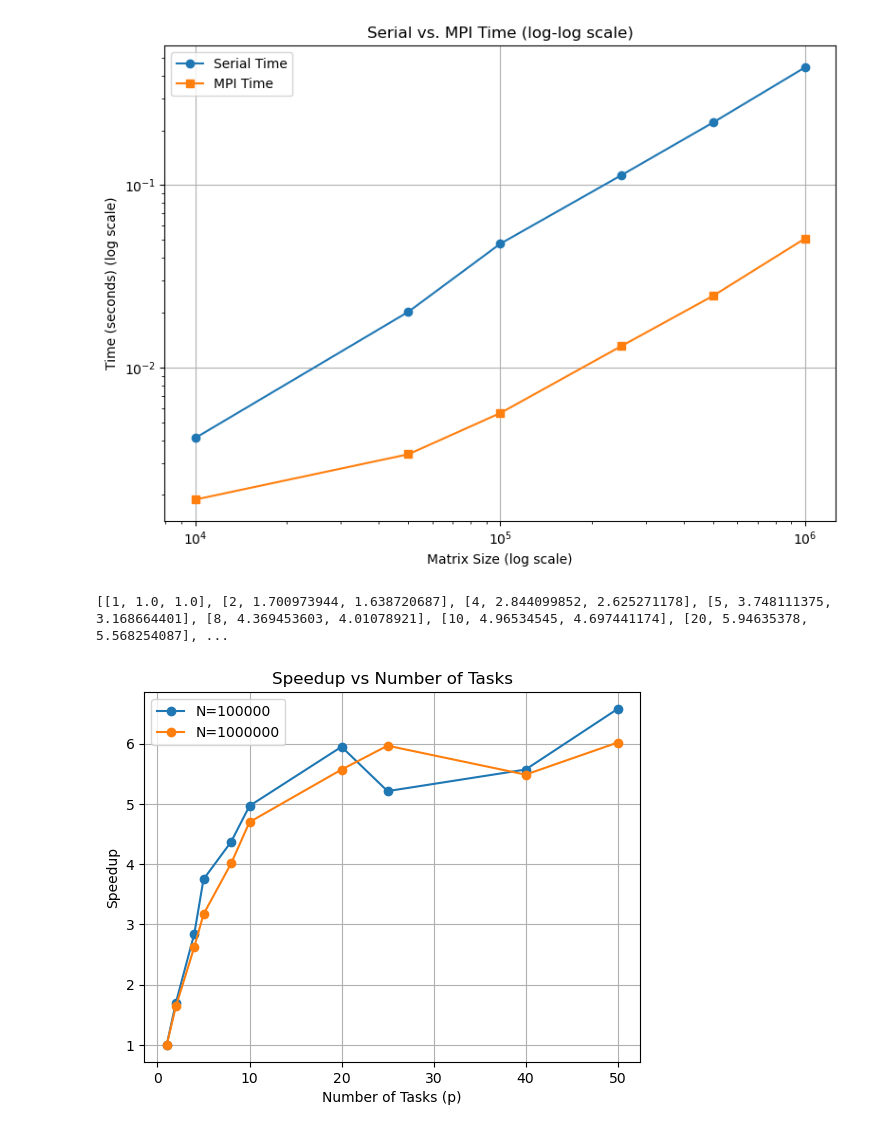
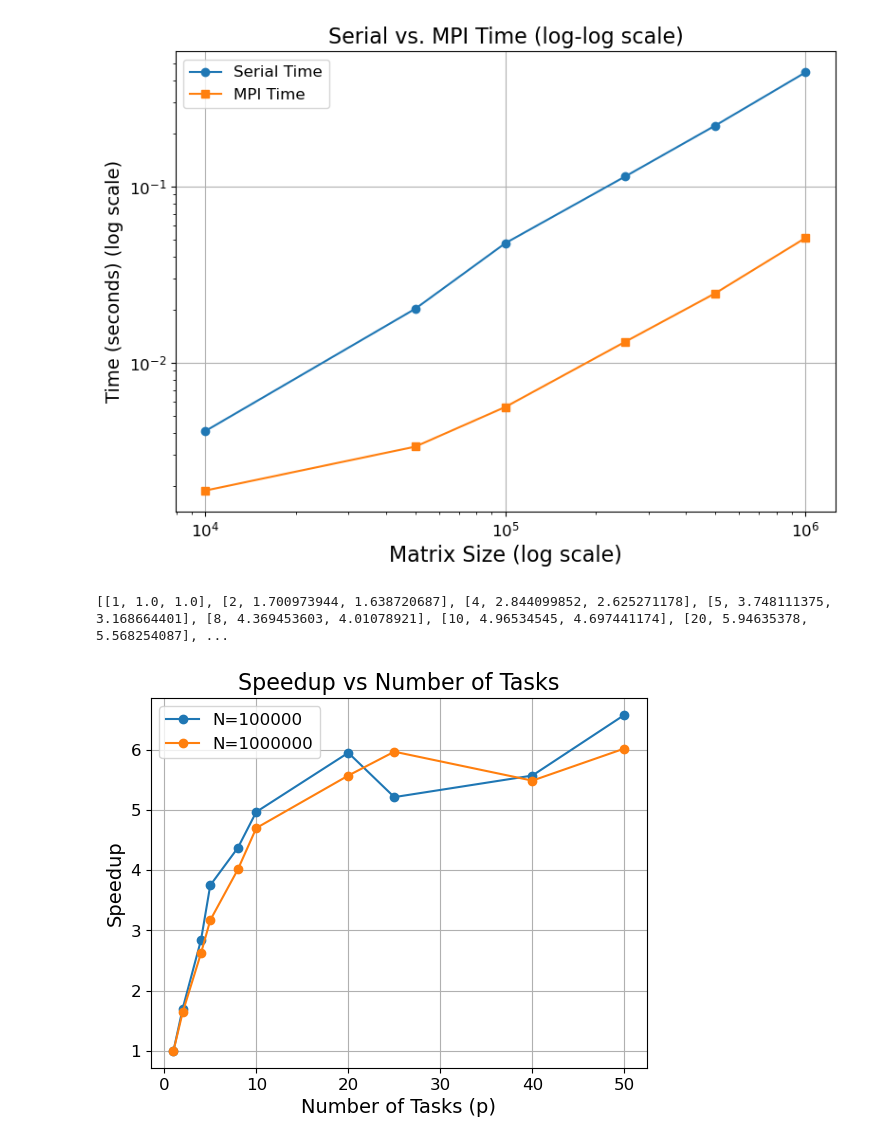
Before and after one commit to charisliao/cs267-hw4, a Jupyter notebook: plots.ipynb, the cells around one changed output. Drawn from its saved outputs; the diff is of its cells as text; code cells hidden in the pictures.

Commit message:
fontsize

```diff
--- a/plots.ipynb
+++ b/plots.ipynb
@@ -126,19 +137,23 @@ plt.loglog(matrix_size, serial_time, marker='o', linestyle='-', label='Serial Ti
 plt.loglog(matrix_size, mpi_time, marker='s', linestyle='-', label='MPI Time')
 
 # Add labels and title with log scale indicators
-plt.xlabel("Matrix Size (log scale)")
-plt.ylabel("Time (seconds) (log scale)")
-plt.title("Serial vs. MPI Time (log-log scale)")
+plt.xlabel("Matrix Size (log scale)", fontsize=16)
+plt.ylabel("Time (seconds) (log scale)", fontsize=14)
+plt.title("Serial vs. MPI Time (log-log scale)", fontsize=16)
 
-# Add legend
-plt.legend()
+plt.legend(fontsize=12)
+
+# Increase tick label size
+plt.xticks(fontsize=12)
+plt.yticks(fontsize=12)
+
 
 # Show the plot
 plt.grid(True)
 plt.tight_layout()
 plt.show()
 # %% [output]
-[figure, old version]
+[figure, new version]
 # %%
 import csv
 import matplotlib.pyplot as plt
@@ -146,36 +161,39 @@ import matplotlib.pyplot as plt
 # Define a function to read the data from the CSV file
 def read_speedup_data(filename):
     data = []
     with open(filename, 'r') as file:
         reader = csv.reader(file)
         next(reader)  # Skip the header row
         for row in reader:
             data.append([int(row[0]), float(row[1]), float(row[2])])  # Adjust indices
     return data
 
 # Read the data from the CSV file
 filename = "speedup.csv"
 speedup_data = read_speedup_data(filename)
 print(speedup_data)
 
 # Extracting data for plotting
 tasks = [row[0] for row in speedup_data]
 speedup_N100000 = [row[1] for row in speedup_data]
 speedup_N1000000 = [row[2] for row in speedup_data]
 
 # Plotting
 plt.plot(tasks, speedup_N100000, marker='o', label='N=100000')
 plt.plot(tasks, speedup_N1000000, marker='o', label='N=1000000')
 
-# Adding labels and title
-plt.xlabel('Number of Tasks (p)')
-plt.ylabel('Speedup')
-plt.title('Speedup vs Number of Tasks')
-plt.legend()
+plt.xlabel('Number of Tasks (p)', fontsize=14)
+plt.ylabel('Speedup', fontsize=14)
+plt.title('Speedup vs Number of Tasks', fontsize=16)
+plt.legend(fontsize=12)
+
+# Increase tick label size
+plt.xticks(fontsize=12)
+plt.yticks(fontsize=12)
 
 # Display the plot
 plt.grid(True)
 plt.show()
 # %% [output]
 [[1, 1.0, 1.0], [2, 1.700973944, 1.638720687], [4, 2.844099852, 2.625271178], [5, 3.748111375, 3.168664401], [8, 4.369453603, 4.01078921], [10, 4.96534545, 4.697441174], [20, 5.94635378, 5.568254087], ...
-[figure, old version]
+[figure, new version]
```
Also changed, not shown: parts of 3 cells of this notebook.
